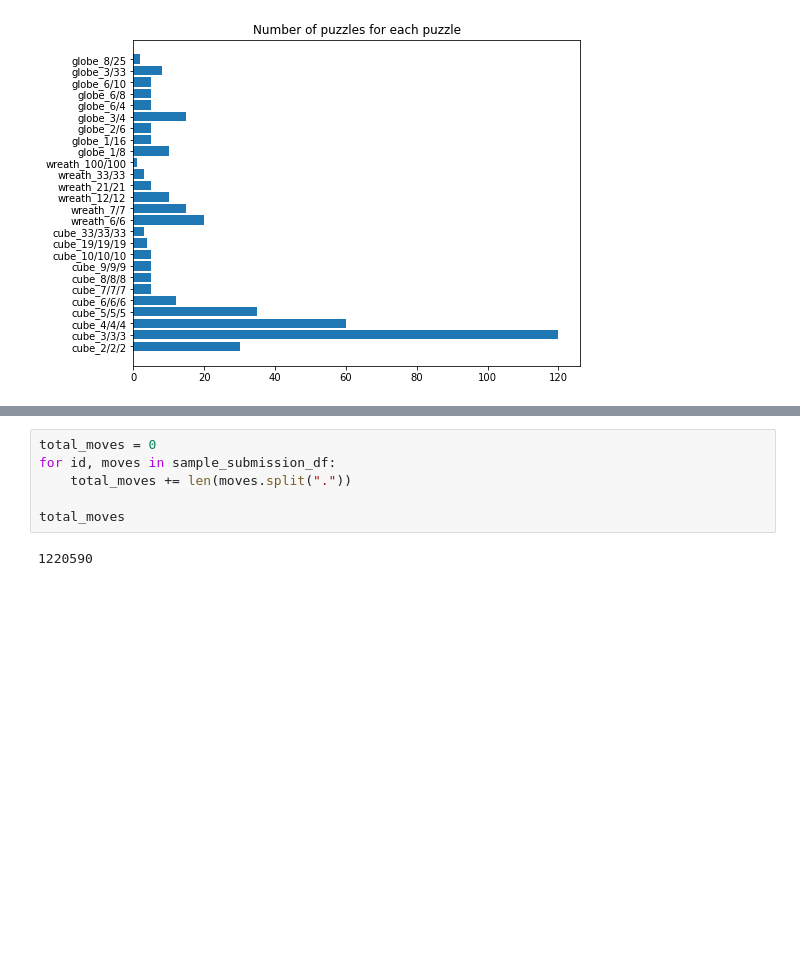
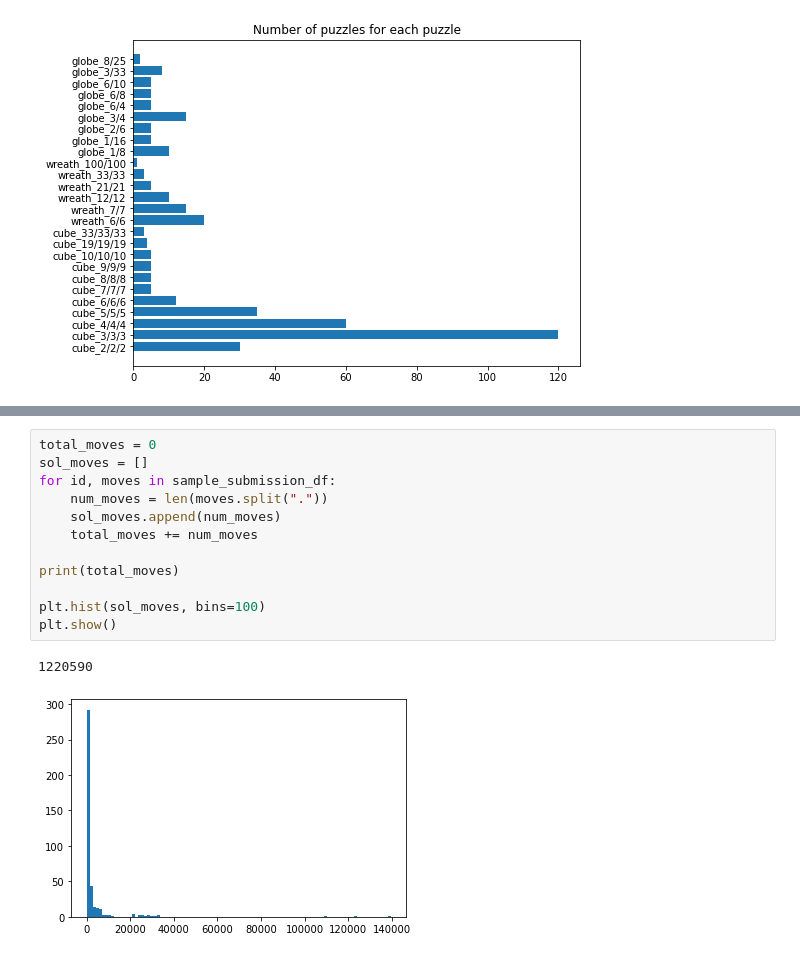
Before and after one commit to LeonY117/polytope-permutation, a Jupyter notebook: preview.ipynb, the cells around one changed output, grey strips where cells are left out. Cells and saved outputs as stored; diff of their text form; blank space fills up the shorter version.

```diff
--- a/preview.ipynb
+++ b/preview.ipynb
@@ -42,8 +55,15 @@ Text(0.5, 1.0, 'Number of puzzles for each puzzle')
 # %%
 total_moves = 0
+sol_moves = []
 for id, moves in sample_submission_df:
-    total_moves += len(moves.split("."))
+    num_moves = len(moves.split("."))
+    sol_moves.append(num_moves)
+    total_moves += num_moves
 
-total_moves
+print(total_moves)
+
+plt.hist(sol_moves, bins=100)
+plt.show()
 # %% [output]
 1220590
+[figure, added]
```
Also changed, not shown: parts of 2 cells of this notebook.
